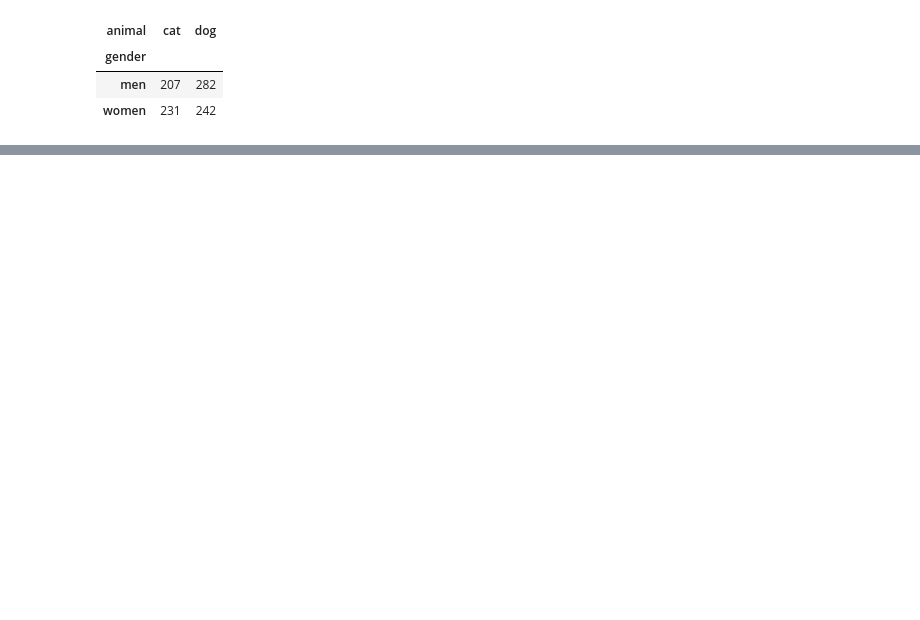
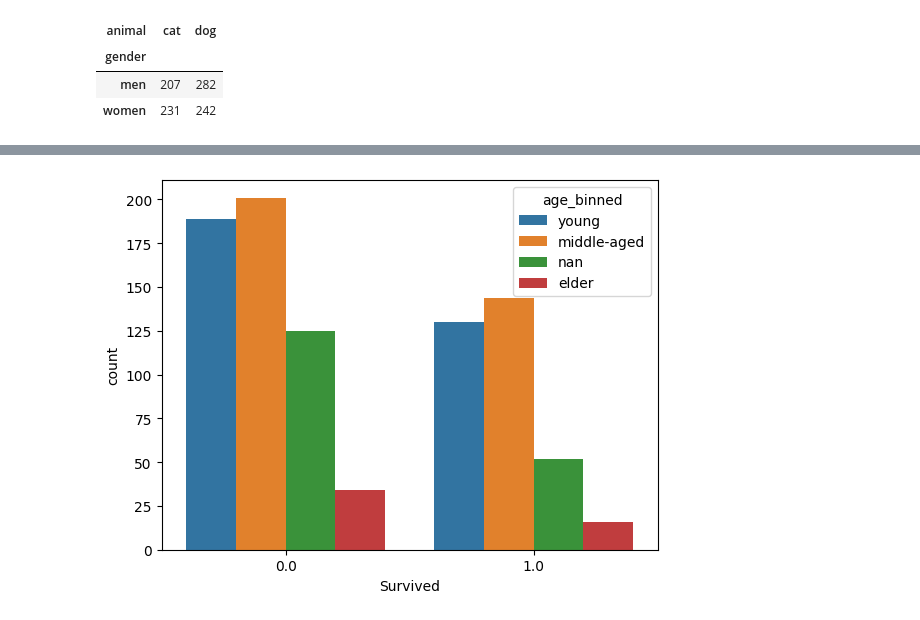
Before and after one commit to bili2002/ML_23-24, a Jupyter notebook: Week_03 - Feature Selection. Nonparametric tests/titanic.ipynb, the cells around one changed output, grey strips where cells are left out. Saved outputs shown, nothing was run; the diff lists cells and outputs as text; code cells hidden in the pictures; blank space fills up the shorter version.

```diff
--- a/Week_03 - Feature Selection. Nonparametric tests/titanic.ipynb
+++ b/Week_03 - Feature Selection. Nonparametric tests/titanic.ipynb
@@ -608,0 +616,3 @@ See the caveats in the documentation: https://pandas.pydata.org/pandas-docs/stab
+# %%
+df_titanic['age_binned'] = pd.cut(df_titanic['Age'], 3, labels=['young', 'middle-aged', 'elder']).astype(str)
+df_titanic
@@ -616,0 +644,4 @@ Plot `age_binned` against `Survived` using `seaborn`.
+# %%
+sns.countplot(data=df_titanic, x='Survived', hue='age_binned');
+# %% [output]
+[figure, added]
```
Also changed, not shown: parts of 82 cells of this notebook.
